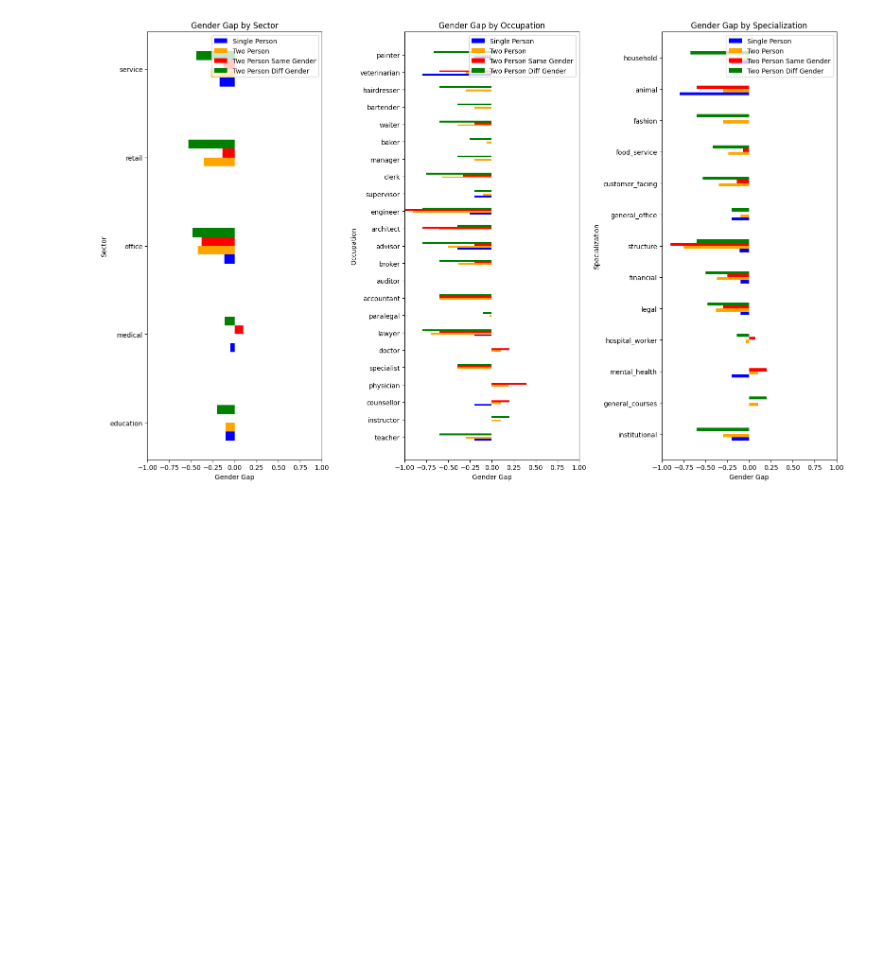
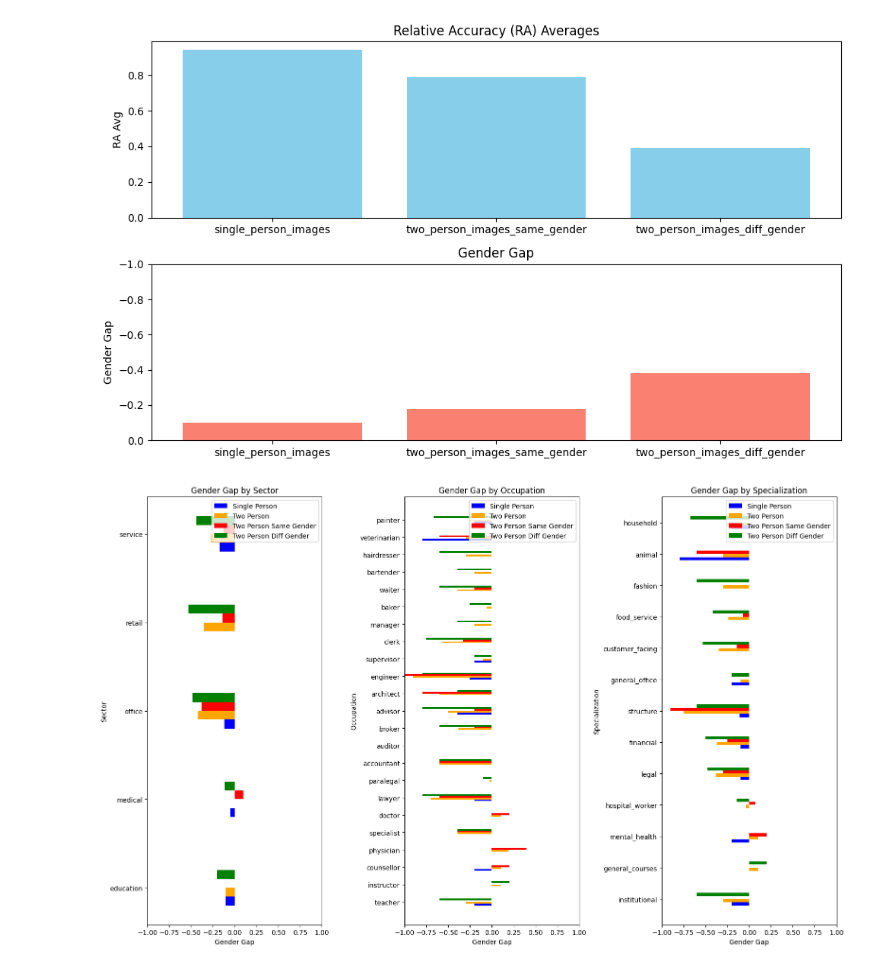
Before and after one commit to kolubex/visogender_rsai, a Jupyter notebook: plots.ipynb, the cells around one changed output. Drawn from its saved outputs; the diff is of its cells as text; code cells hidden in the pictures; blank space fills up the shorter version.

```diff
--- a/plots.ipynb
+++ b/plots.ipynb
@@ -1,3 +1,39 @@
+# %%
+import json
+import matplotlib.pyplot as plt
+
+# Read JSON file
+with open('./results/benchmark_scores/benchmark_results_CLIP_clip.json', 'r') as file:
+    data = json.load(file)
+
+# Extract resolution bias data
+resolution_bias = data.get('resolution_bias', {})
+
+# Extract data for different image categories
+categories = ['single_person_images', 'two_person_images_same_gender', 'two_person_images_diff_gender']
+RA_avg = [resolution_bias[c].get('RA_avg', 0) for c in categories]
+gender_gap = [resolution_bias[c].get('gender_gap', 0) for c in categories]
+
+# Plotting
+plt.figure(figsize=(10, 6))
+
+# Relative Accuracy (RA) Averages
+plt.subplot(2, 1, 1)
+plt.bar(categories, RA_avg, color='skyblue')
+plt.title('Relative Accuracy (RA) Averages')
+plt.ylabel('RA Avg')
+
+# Gender Gap
+plt.subplot(2, 1, 2)
+plt.bar(categories, gender_gap, color='salmon')
+plt.title('Gender Gap')
+plt.ylim(0, -1)
+plt.ylabel('Gender Gap')
+
+plt.tight_layout()
+plt.show()
+# %% [output]
+[figure, added]
 # %%
 import json
 import matplotlib.pyplot as plt
```
Also changed, not shown: parts of 8 cells of this notebook, 12 other files.
